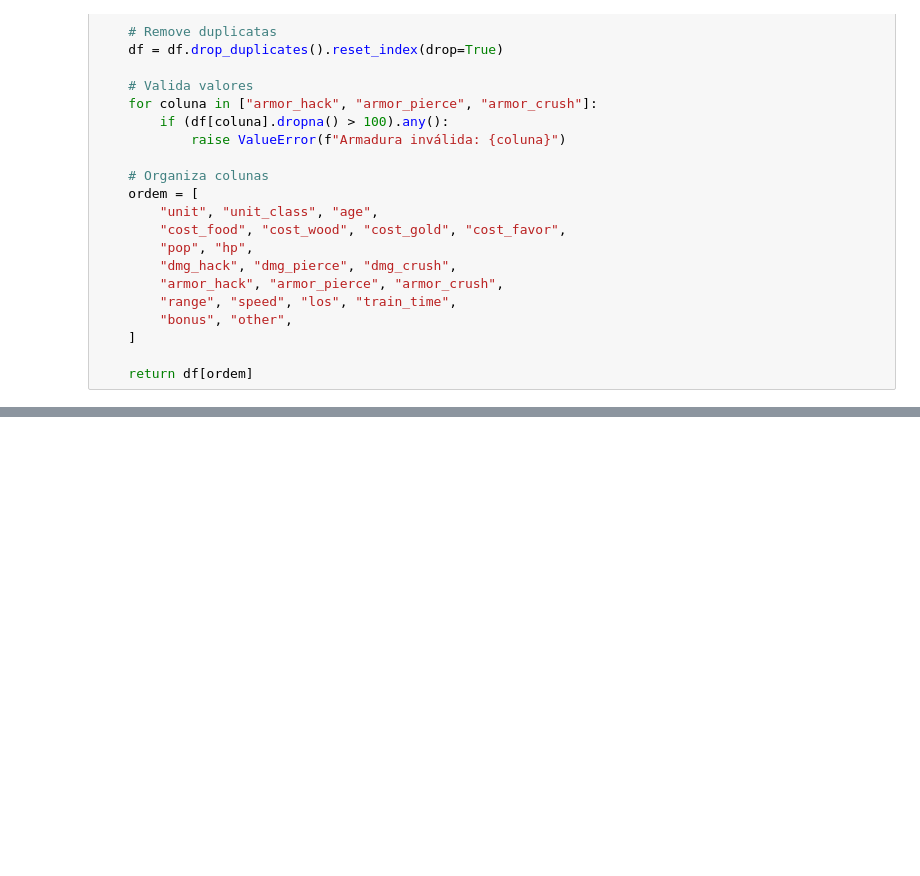
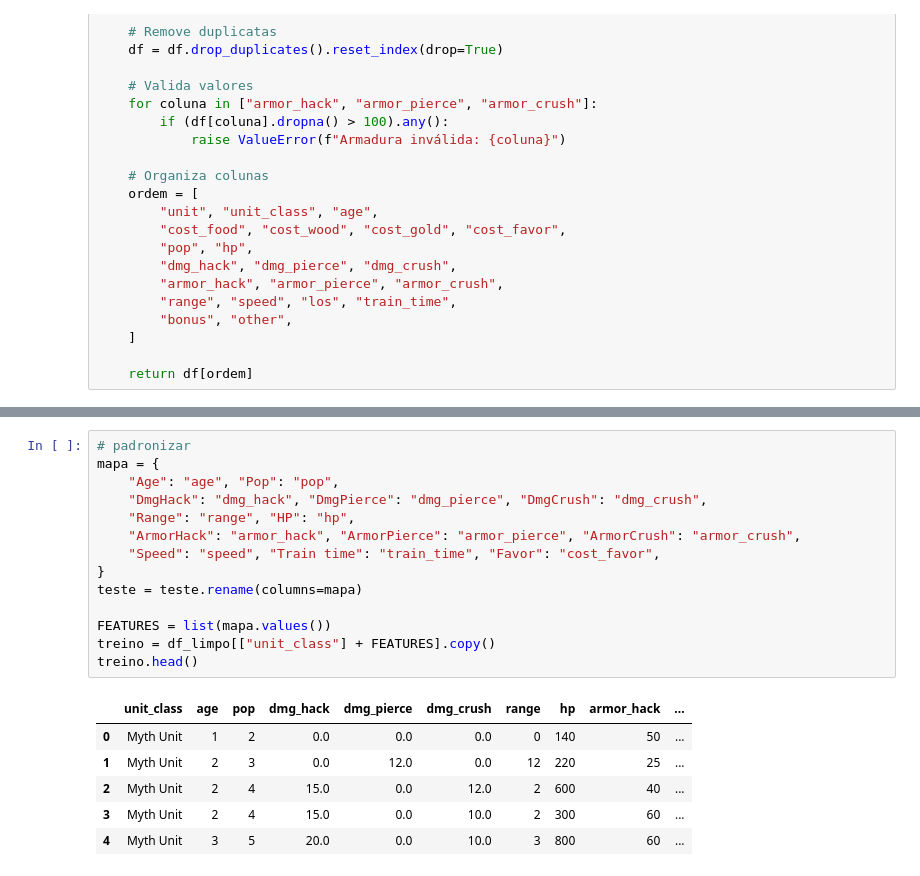
Before and after one commit to yasminfrancagarcia/trab2_final_mineracao, a Jupyter notebook: ageofmithology.ipynb, the cells around one changed output, grey strips where cells are left out. Saved outputs shown, nothing was run; the diff lists cells and outputs as text; blank space fills up the shorter version.

```diff
--- a/ageofmithology.ipynb
+++ b/ageofmithology.ipynb
@@ -197,0 +258,21 @@ display(df)
+# %%
+# padronizar
+mapa = {
+    "Age": "age", "Pop": "pop",
+    "DmgHack": "dmg_hack", "DmgPierce": "dmg_pierce", "DmgCrush": "dmg_crush",
+    "Range": "range", "HP": "hp",
+    "ArmorHack": "armor_hack", "ArmorPierce": "armor_pierce", "ArmorCrush": "armor_crush",
+    "Speed": "speed", "Train time": "train_time", "Favor": "cost_favor",
+}
+teste = teste.rename(columns=mapa)
+
+FEATURES = list(mapa.values())
+treino = df_limpo[["unit_class"] + FEATURES].copy()
+treino.head()
+# %% [output]
+|  | unit_class | age | pop | dmg_hack | dmg_pierce | dmg_crush | range | hp | armor_hack | ... |
+| 0 | Myth Unit | 1 | 2 | 0.0 | 0.0 | 0.0 | 0 | 140 | 50 | ... |
+| 1 | Myth Unit | 2 | 3 | 0.0 | 12.0 | 0.0 | 12 | 220 | 25 | ... |
+| 2 | Myth Unit | 2 | 4 | 15.0 | 0.0 | 12.0 | 2 | 600 | 40 | ... |
+| 3 | Myth Unit | 2 | 4 | 15.0 | 0.0 | 10.0 | 2 | 300 | 60 | ... |
+| 4 | Myth Unit | 3 | 5 | 20.0 | 0.0 | 10.0 | 3 | 800 | 60 | ... |
```
Also changed, not shown: parts of 13 cells of this notebook.
